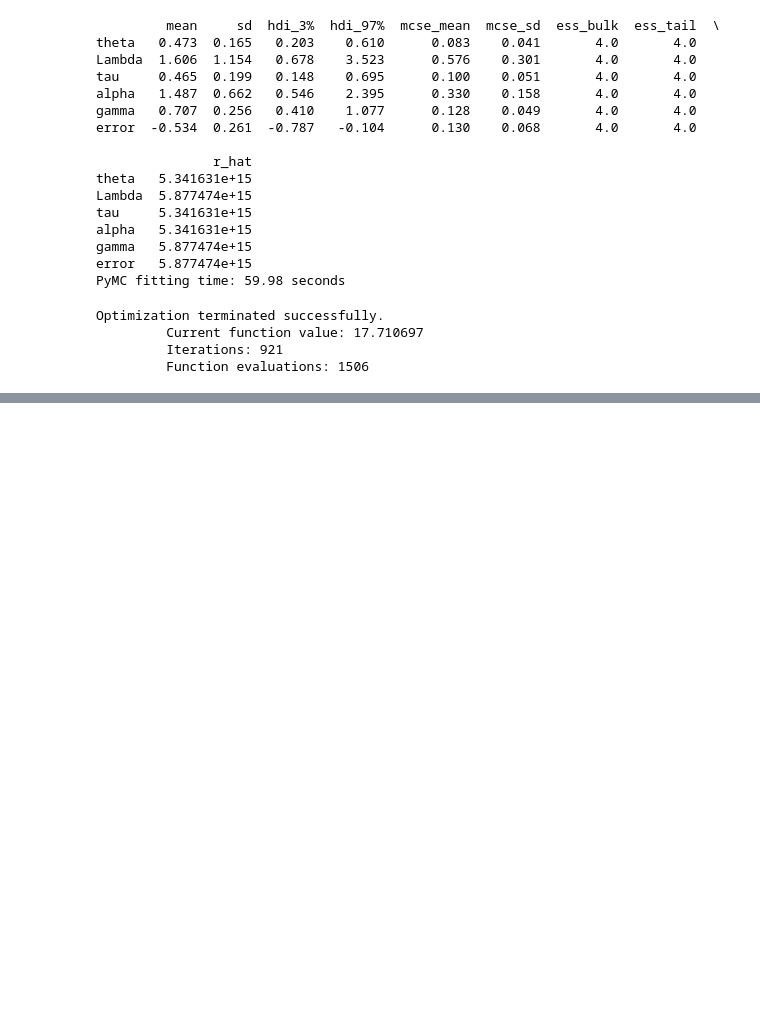
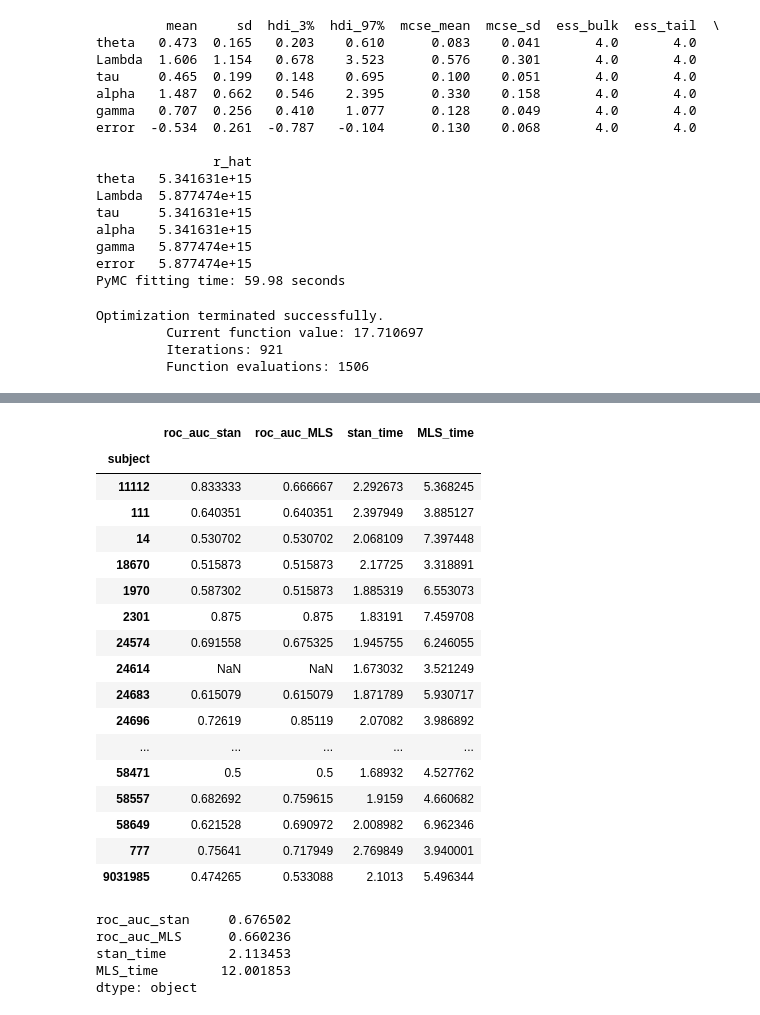
Before and after one commit to tommytommy81/bayesian-optimization, a Jupyter notebook: gen_investment_estimation.ipynb, the cells around one changed output, grey strips where cells are left out. Drawn from its saved outputs; the diff is of its cells as text; code cells hidden in the pictures; blank space fills up the shorter version.

```diff
--- a/gen_investment_estimation.ipynb
+++ b/gen_investment_estimation.ipynb
@@ -824,0 +792,29 @@ Warning: The parameter error has no priors. This means either no prior is
+# %%
+auc_results
+# %% [output]
+|  | roc_auc_stan | roc_auc_MLS | stan_time | MLS_time |
+| subject |  |  |  |  |
+| 11112 | 0.833333 | 0.666667 | 2.292673 | 5.368245 |
+| 111 | 0.640351 | 0.640351 | 2.397949 | 3.885127 |
+| 14 | 0.530702 | 0.530702 | 2.068109 | 7.397448 |
+| 18670 | 0.515873 | 0.515873 | 2.17725 | 3.318891 |
+| 1970 | 0.587302 | 0.515873 | 1.885319 | 6.553073 |
+| 2301 | 0.875 | 0.875 | 1.83191 | 7.459708 |
+| 24574 | 0.691558 | 0.675325 | 1.945755 | 6.246055 |
+| 24614 | NaN | NaN | 1.673032 | 3.521249 |
+| 24683 | 0.615079 | 0.615079 | 1.871789 | 5.930717 |
+| 24696 | 0.72619 | 0.85119 | 2.07082 | 3.986892 |
+| ... | ... | ... | ... | ... |
+| 58471 | 0.5 | 0.5 | 1.68932 | 4.527762 |
+| 58557 | 0.682692 | 0.759615 | 1.9159 | 4.660682 |
+| 58649 | 0.621528 | 0.690972 | 2.008982 | 6.962346 |
+| 777 | 0.75641 | 0.717949 | 2.769849 | 3.940001 |
+| 9031985 | 0.474265 | 0.533088 | 2.1013 | 5.496344 |
+# %%
+auc_results.mean()
+# %% [output]
+roc_auc_stan     0.676502
+roc_auc_MLS      0.660236
+stan_time        2.113453
+MLS_time        12.001853
+dtype: object
```
Also changed, not shown: parts of 5 cells of this notebook, 1 other file.
